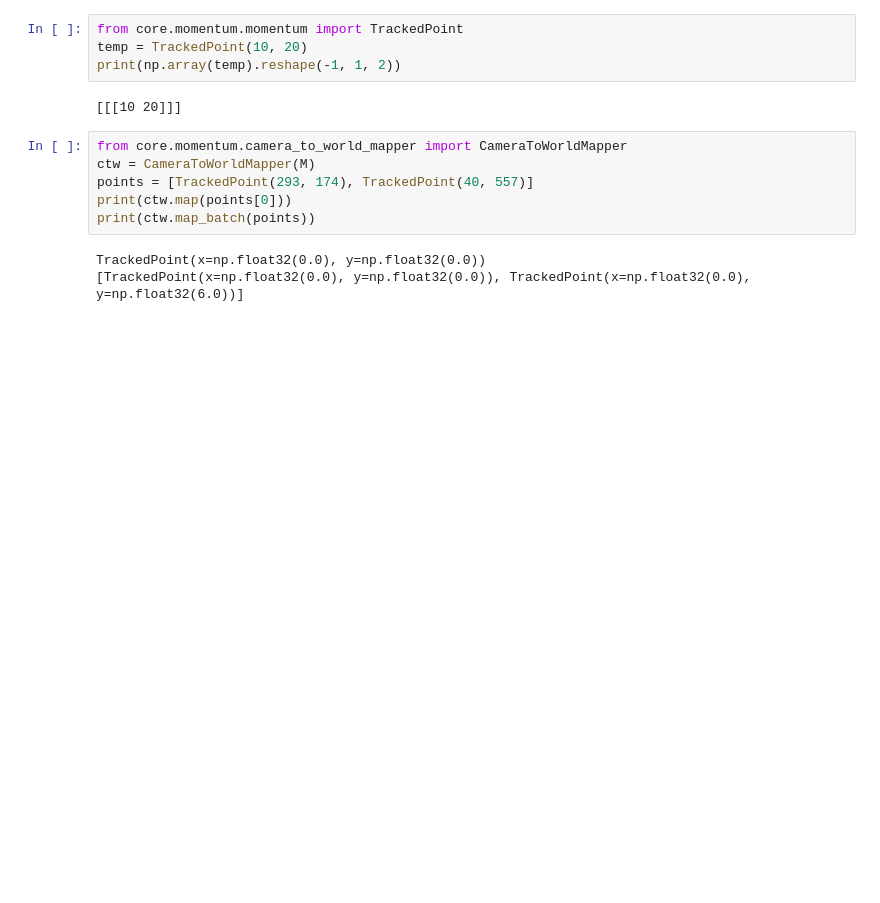
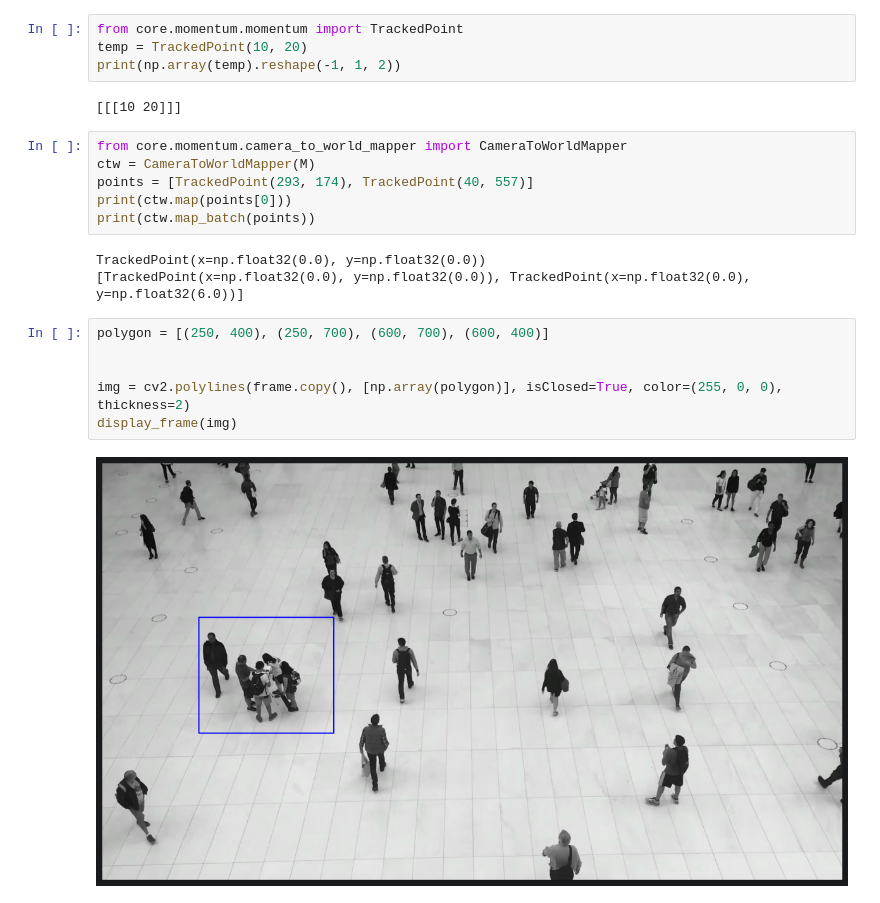
Before and after one commit to vizi-rgb/density-methods, a Jupyter notebook: notebook/exp.ipynb, the cells around one changed output. Saved outputs shown, nothing was run; the diff lists cells and outputs as text; blank space fills up the shorter version.

Commit message:
test: test polygons and tripwires

```diff
--- a/notebook/exp.ipynb
+++ b/notebook/exp.ipynb
@@ -151,3 +151,11 @@ print(ctw.map_batch(points))
 # %% [output]
 TrackedPoint(x=np.float32(0.0), y=np.float32(0.0))
 [TrackedPoint(x=np.float32(0.0), y=np.float32(0.0)), TrackedPoint(x=np.float32(0.0), y=np.float32(6.0))]
+# %%
+polygon = [(250, 400), (250, 700), (600, 700), (600, 400)]
+
+
+img = cv2.polylines(frame.copy(), [np.array(polygon)], isClosed=True, color=(255, 0, 0), thickness=2)
+display_frame(img)
+# %% [output]
+[figure, added]
```
